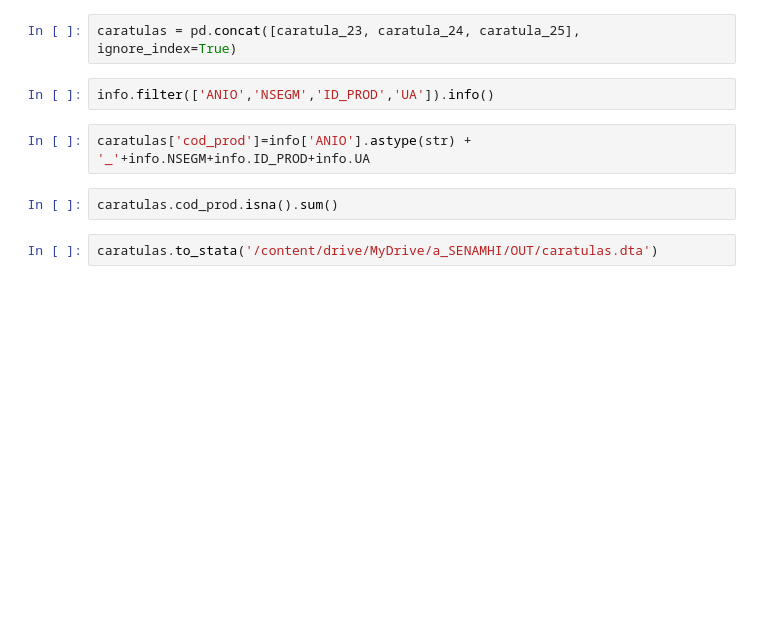
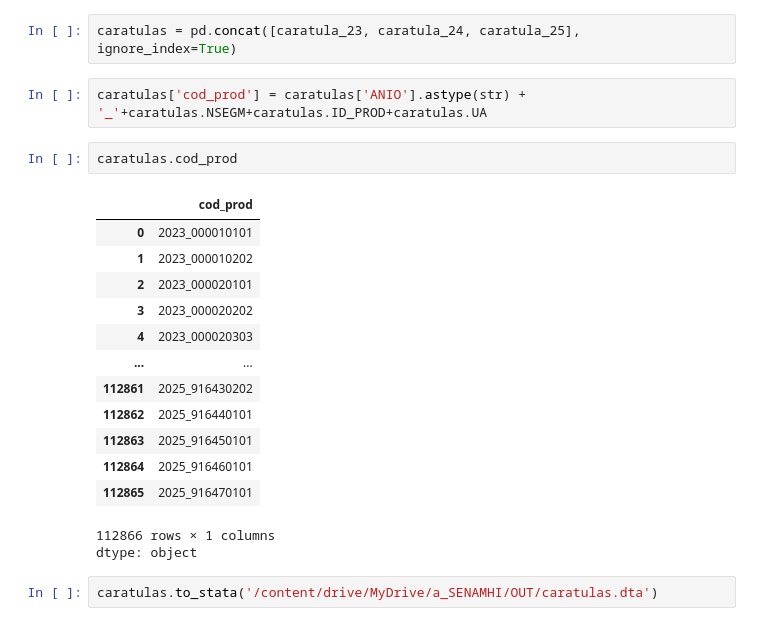
Before and after one commit to eduzegarra/grade_01, a Jupyter notebook: ENA_integra.ipynb, the cells around one changed output. Cells and saved outputs as stored; diff of their text form; blank space fills up the shorter version.

```diff
--- a/ENA_integra.ipynb
+++ b/ENA_integra.ipynb
@@ -98,12 +125,25 @@ caratula_24=dta_dataframes[2024]['CARATULA']
 caratula_25=dta_dataframes[2025]['01_CARATULA']
 # %%
 caratulas = pd.concat([caratula_23, caratula_24, caratula_25], ignore_index=True)
-# %%
-info.filter(['ANIO','NSEGM','ID_PROD','UA']).info()
 # %%
-caratulas['cod_prod']=info['ANIO'].astype(str) + '_'+info.NSEGM+info.ID_PROD+info.UA
+caratulas['cod_prod'] = caratulas['ANIO'].astype(str) + '_'+caratulas.NSEGM+caratulas.ID_PROD+caratulas.UA
 # %%
-caratulas.cod_prod.isna().sum()
+caratulas.cod_prod
+# %% [output]
+|  | cod_prod |
+| 0 | 2023_000010101 |
+| 1 | 2023_000010202 |
+| 2 | 2023_000020101 |
+| 3 | 2023_000020202 |
+| 4 | 2023_000020303 |
+| ... | ... |
+| 112861 | 2025_916430202 |
+| 112862 | 2025_916440101 |
+| 112863 | 2025_916450101 |
+| 112864 | 2025_916460101 |
+| 112865 | 2025_916470101 |
+112866 rows × 1 columns
+dtype: object
 # %%
 caratulas.to_stata('/content/drive/MyDrive/a_SENAMHI/OUT/caratulas.dta')
 # %%
```
Also changed, not shown: parts of 30 cells of this notebook.
